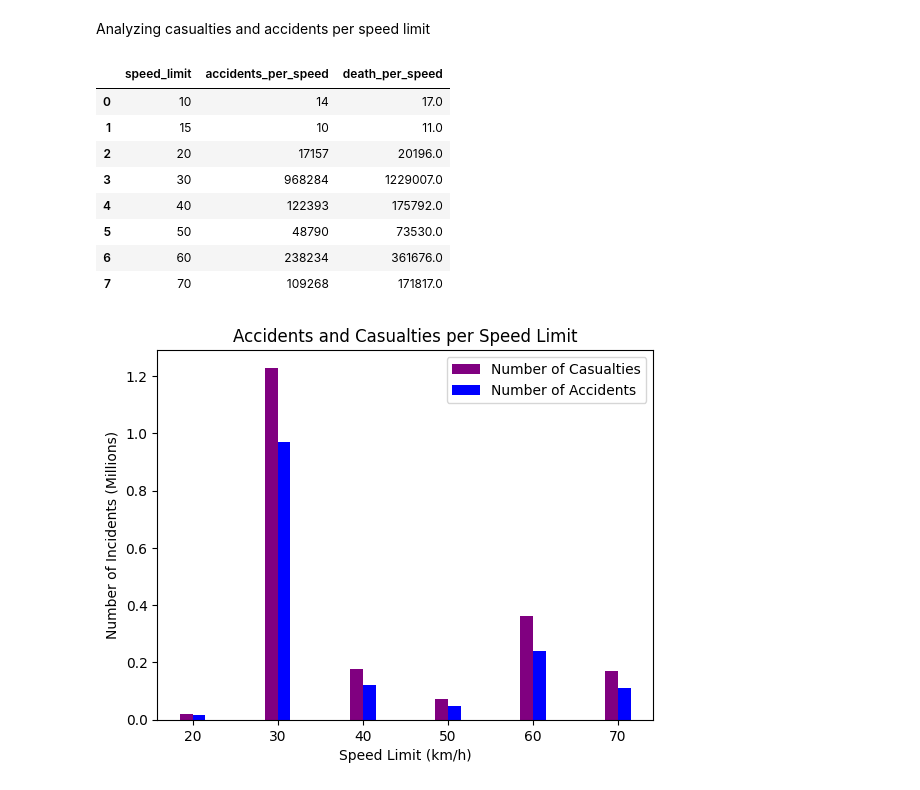
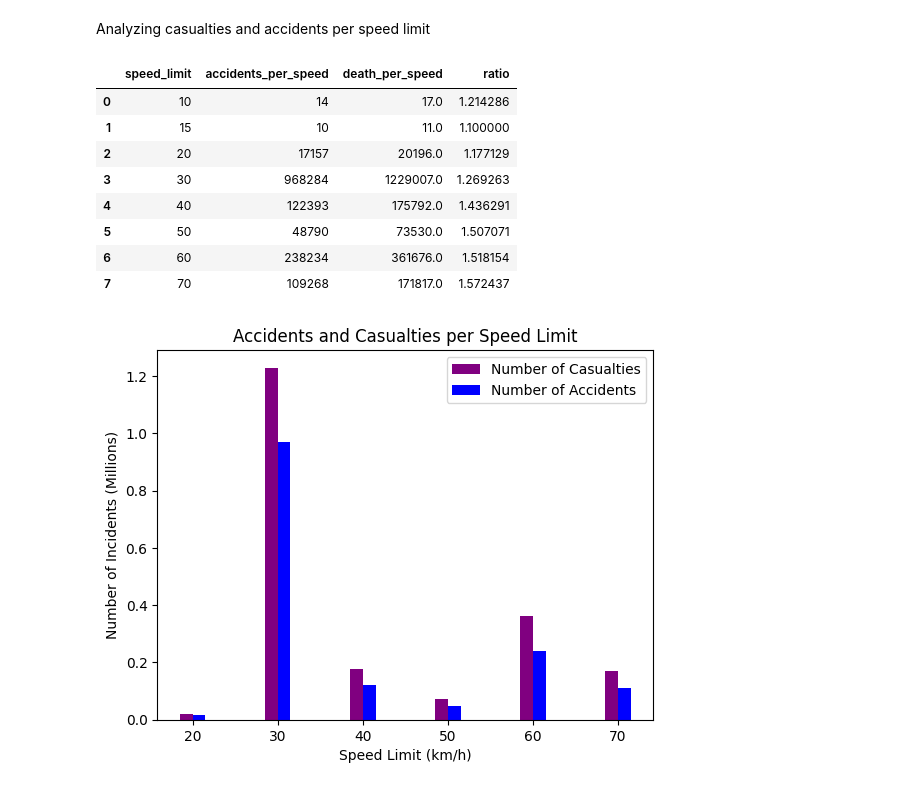
Before and after one commit to augustourquizu/Road-Accident-United-Kingdom-UK-Dataset, a Jupyter notebook: Analysis_of_dataframe.ipynb, the cells around one changed output. Saved outputs shown, nothing was run; the diff lists cells and outputs as text; code cells hidden in the pictures.

```diff
--- a/Analysis_of_dataframe.ipynb
+++ b/Analysis_of_dataframe.ipynb
@@ -33,19 +33,20 @@ Analyzing casualties and accidents per speed limit
 # %%
 query = '''SELECT speed_limit, COUNT(*) AS accidents_per_speed, SUM(Number_of_Casualties) AS death_per_speed FROM uk_temp
 GROUP BY speed_limit ORDER BY speed_limit;
 ;'''
 df = pd.read_sql(query, conn)
+df["ratio"] = df["death_per_speed"] / df["accidents_per_speed"]
 df
 # %% [output]
-|  | speed_limit | accidents_per_speed | death_per_speed |
-| 0 | 10 | 14 | 17.0 |
-| 1 | 15 | 10 | 11.0 |
-| 2 | 20 | 17157 | 20196.0 |
-| 3 | 30 | 968284 | 1229007.0 |
-| 4 | 40 | 122393 | 175792.0 |
-| 5 | 50 | 48790 | 73530.0 |
-| 6 | 60 | 238234 | 361676.0 |
-| 7 | 70 | 109268 | 171817.0 |
+|  | speed_limit | accidents_per_speed | death_per_speed | ratio |
+| 0 | 10 | 14 | 17.0 | 1.214286 |
+| 1 | 15 | 10 | 11.0 | 1.100000 |
+| 2 | 20 | 17157 | 20196.0 | 1.177129 |
+| 3 | 30 | 968284 | 1229007.0 | 1.269263 |
+| 4 | 40 | 122393 | 175792.0 | 1.436291 |
+| 5 | 50 | 48790 | 73530.0 | 1.507071 |
+| 6 | 60 | 238234 | 361676.0 | 1.518154 |
+| 7 | 70 | 109268 | 171817.0 | 1.572437 |
 # %%
 # Speed limits below 20 km/h does not produce meaningful result, thus they are ignored in the graph.
 df = df[df['speed_limit'] >= 20]
```
Also changed, not shown: parts of 1 cell of this notebook.
